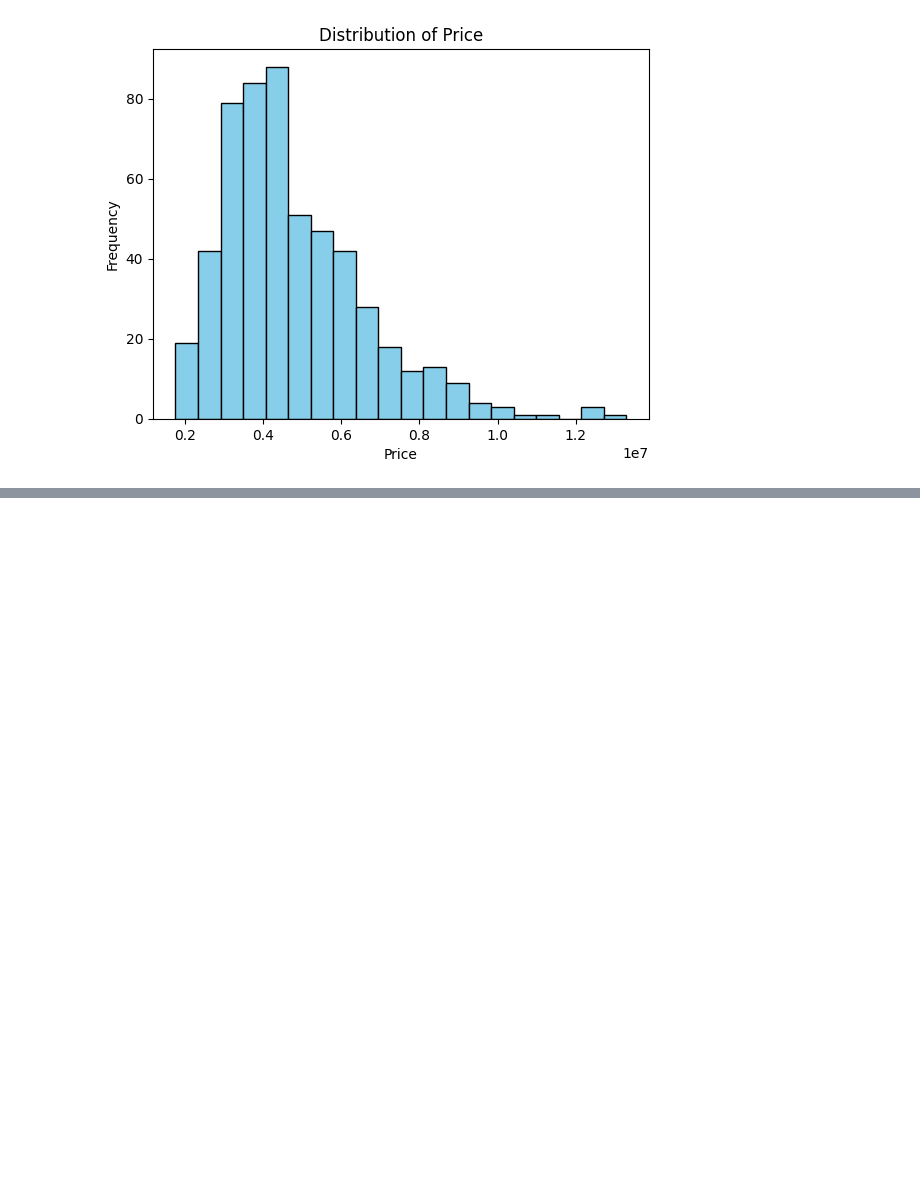
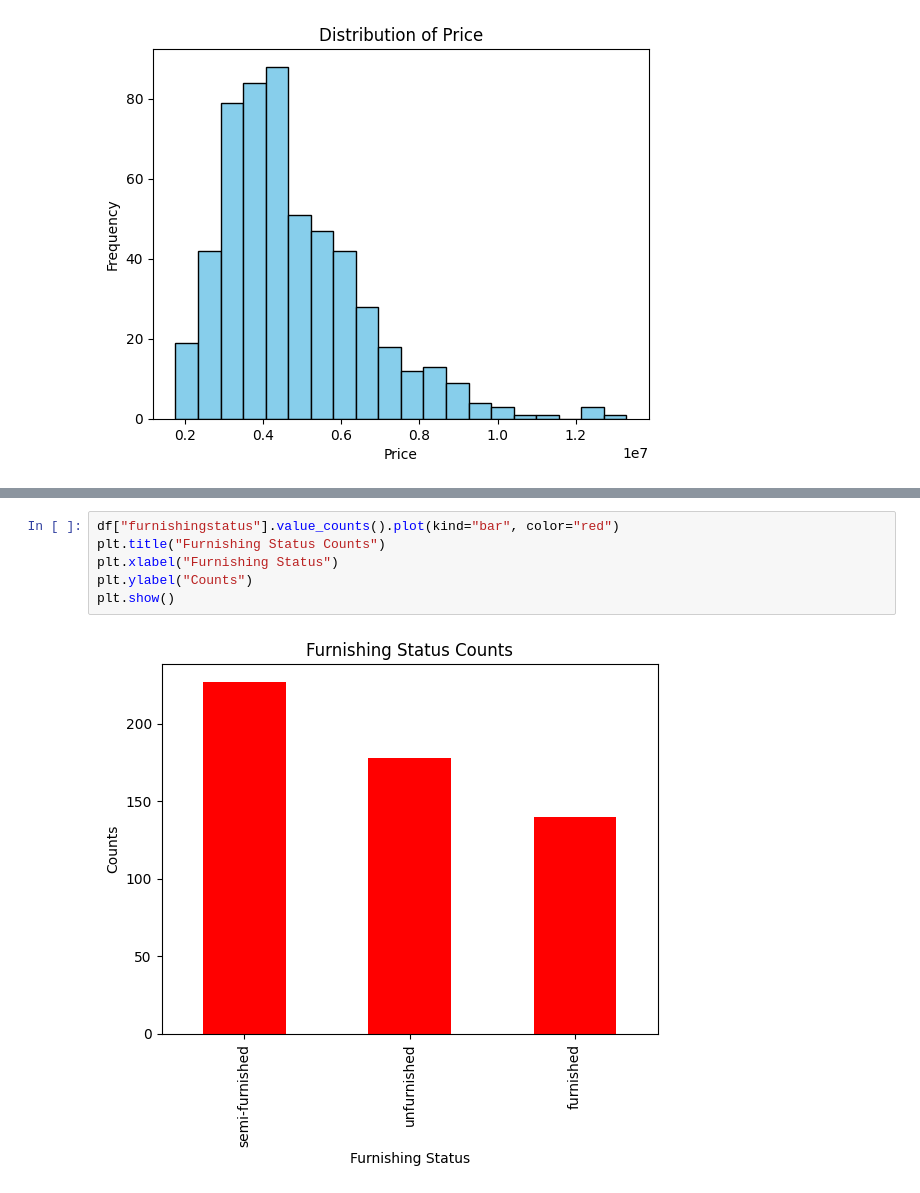
Before and after one commit to codewgarrett/House-Price-Prediction, a Jupyter notebook: HousePricePrediction.ipynb, the cells around one changed output, grey strips where cells are left out. Saved outputs shown, nothing was run; the diff lists cells and outputs as text; blank space fills up the shorter version.

```diff
--- a/HousePricePrediction.ipynb
+++ b/HousePricePrediction.ipynb
@@ -80,0 +122,8 @@ plt.show()
+# %%
+df["furnishingstatus"].value_counts().plot(kind="bar", color="red")
+plt.title("Furnishing Status Counts")
+plt.xlabel("Furnishing Status")
+plt.ylabel("Counts")
+plt.show()
+# %% [output]
+[figure, added]
```
Also changed, not shown: parts of 41 cells of this notebook.
